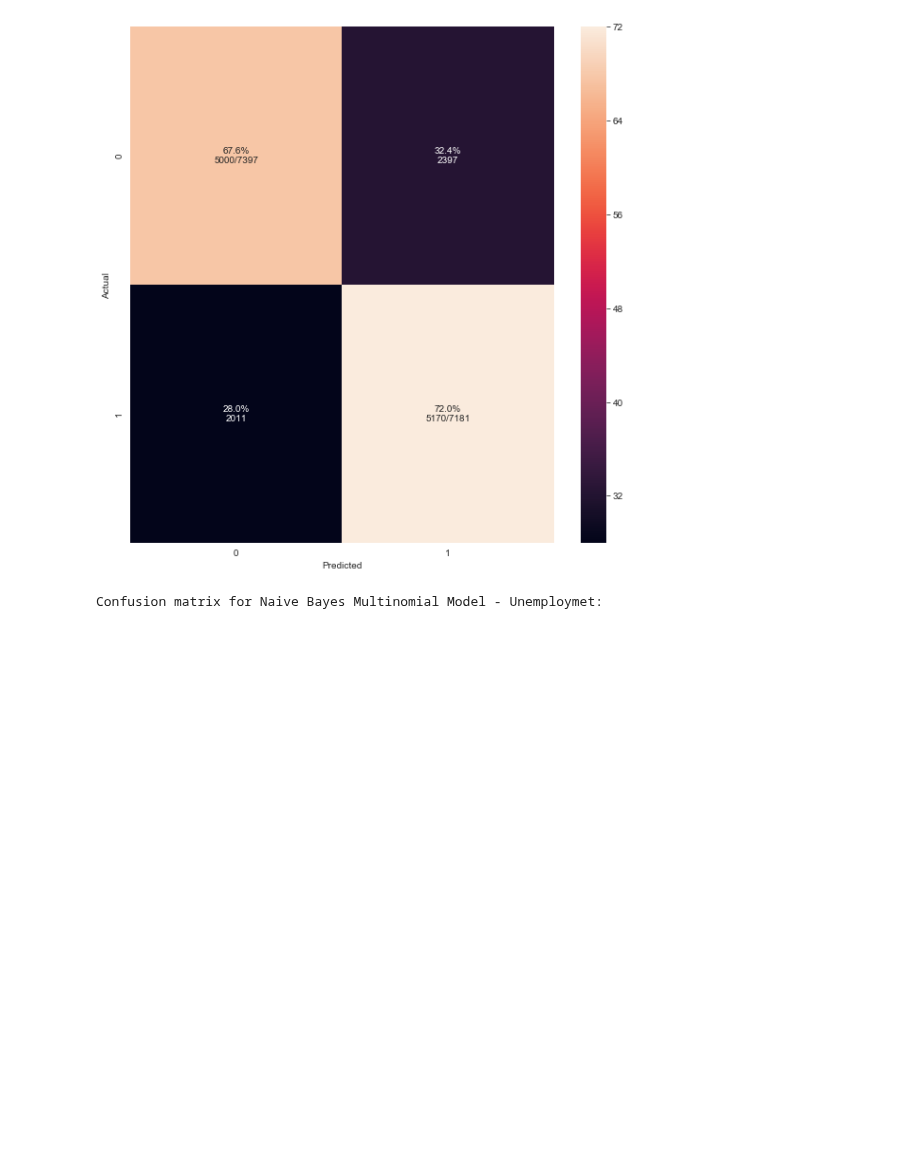
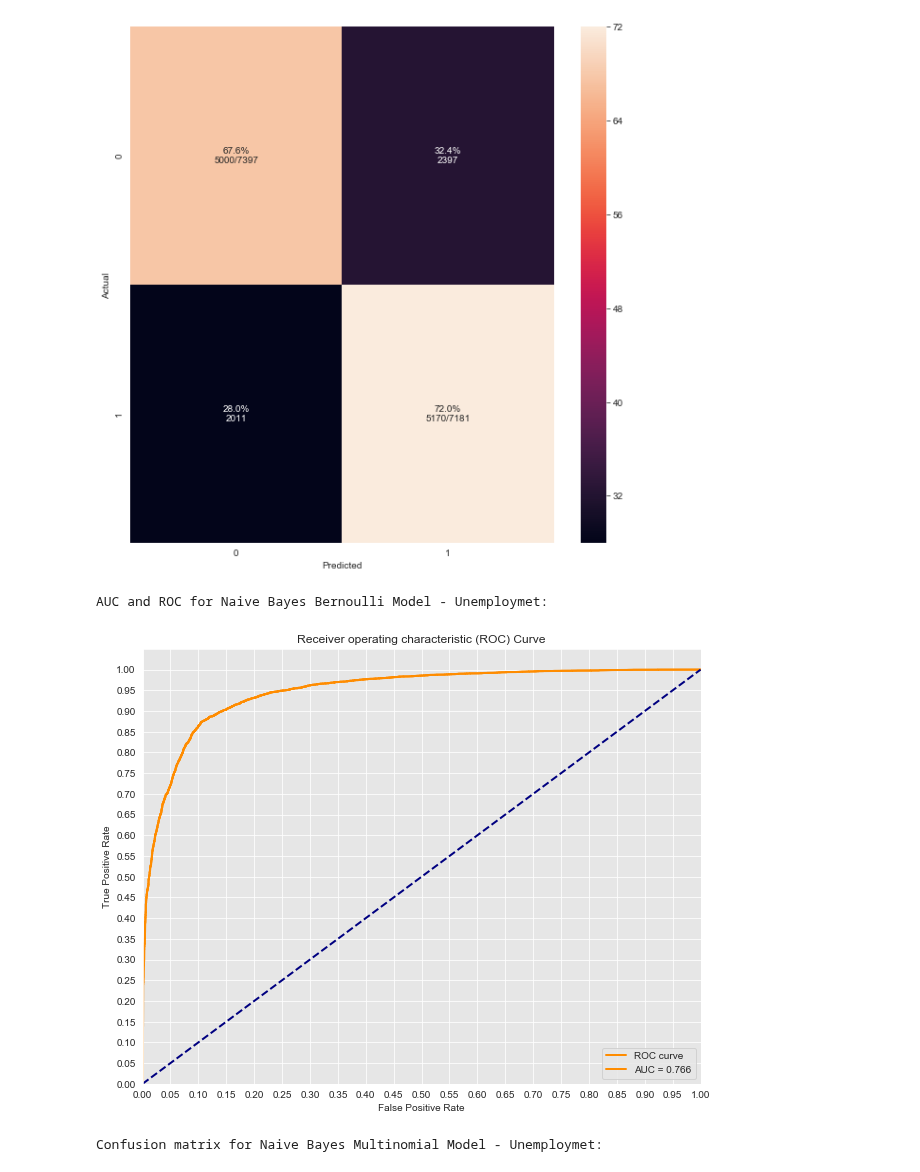
Before and after one commit to kmrollins/MSDS7331-Labs, a Jupyter notebook: MSDS7331_Team3_Lab2.ipynb, the cells around one changed output. Cells and saved outputs as stored; diff of their text form; code cells hidden in the pictures; blank space fills up the shorter version.

```diff
--- a/MSDS7331_Team3_Lab2.ipynb
+++ b/MSDS7331_Team3_Lab2.ipynb
@@ -347,6 +347,14 @@ accuracy = round(accuracy_score(y_testU, y_hatU), 3)
 precision = round(precision_score(y_testU, y_hatU), 3)
 recall = round(recall_score(y_testU, y_hatU), 3)
 nb_un_preds_bernoulli=y_hatU
+
+#ROC and AUC
+# predict probabilities
+nb_un_bern_probs = clf_bnb.predict_proba(X_testU)
+# keep probabilities for the positive outcome only
+nb_un_bern_probs = nb_un_bern_probs[:, 1]
+
+# Print the metrics
 print('Accuracy for Bernoulli Model:', accuracy)
 print('Precision for Bernoulli Model:', precision)
 print('Recall for Bernoulli Model:', recall)
@@ -364,6 +372,14 @@ accuracy = round(accuracy_score(y_testU,y_hatU), 3)
 precision = round(precision_score(y_testU, y_hatU), 3)
 recall = round(recall_score(y_testU, y_hatU), 3)
 nb_un_preds_multinomial=y_hatU
+
+#ROC and AUC
+# predict probabilities
+nb_un_multi_probs = clf_mnb.predict_proba(X_testU)
+# keep probabilities for the positive outcome only
+nb_un_multi_probs = nb_un_multi_probs[:, 1]
+
+# Print the metrics
 print('Accuracy for Multinomial Model:', accuracy)
 print('Precision for Multinomial Model:', precision)
 print('Recall for Multinomial Model:', recall)
@@ -583,6 +632,41 @@ cm_analysis(y_testU, nb_un_preds_bernoulli, range(len(set(y_testU))), ymap=None,
 # %% [output]
 Confusion matrix for Naive Bayes Bernoulli Model - Unemploymet:
 [figure]
+# %%
+print ("AUC and ROC for Naive Bayes Bernoulli Model - Unemploymet:")
+from sklearn.metrics import roc_curve
+from sklearn.metrics import roc_auc_score
+from matplotlib import pyplot
+import matplotlib.pyplot as plt
+import seaborn as sns
+%matplotlib inline
+
+#Seaborns Beautiful Styling
+sns.set_style("darkgrid", {"axes.facecolor": ".9"})
+
+# calculate AUC
+auc = roc_auc_score(y_testU, nb_un_bern_probs)
+
+#print('AUC: {}'.format(auc(fpr, tpr)))
+plt.figure(figsize=(10,8))
+lw = 2
+plt.plot(fpr, tpr, color='darkorange',
+         lw=lw, label='ROC curve')
+plt.plot(fpr, tpr, color='darkorange',
+         lw=lw, label = 'AUC = %0.3f' % auc)
+plt.plot([0, 1], [0, 1], color='navy', lw=lw, linestyle='--')
+plt.xlim([0.0, 1.0])
+plt.ylim([0.0, 1.05])
+plt.yticks([i/20.0 for i in range(21)])
+plt.xticks([i/20.0 for i in range(21)])
+plt.xlabel('False Positive Rate')
+plt.ylabel('True Positive Rate')
+plt.title('Receiver operating characteristic (ROC) Curve')
+plt.legend(loc="lower right")
+plt.show()
+# %% [output]
+AUC and ROC for Naive Bayes Bernoulli Model - Unemploymet:
+[figure, added]
 # %%
 print ("Confusion matrix for Naive Bayes Multinomial Model - Unemploymet:")
 cm_analysis(y_testU, nb_un_preds_multinomial, range(len(set(y_testU))), ymap=None, figsize=(10,10))
```
Also changed, not shown: parts of 9 cells of this notebook.
